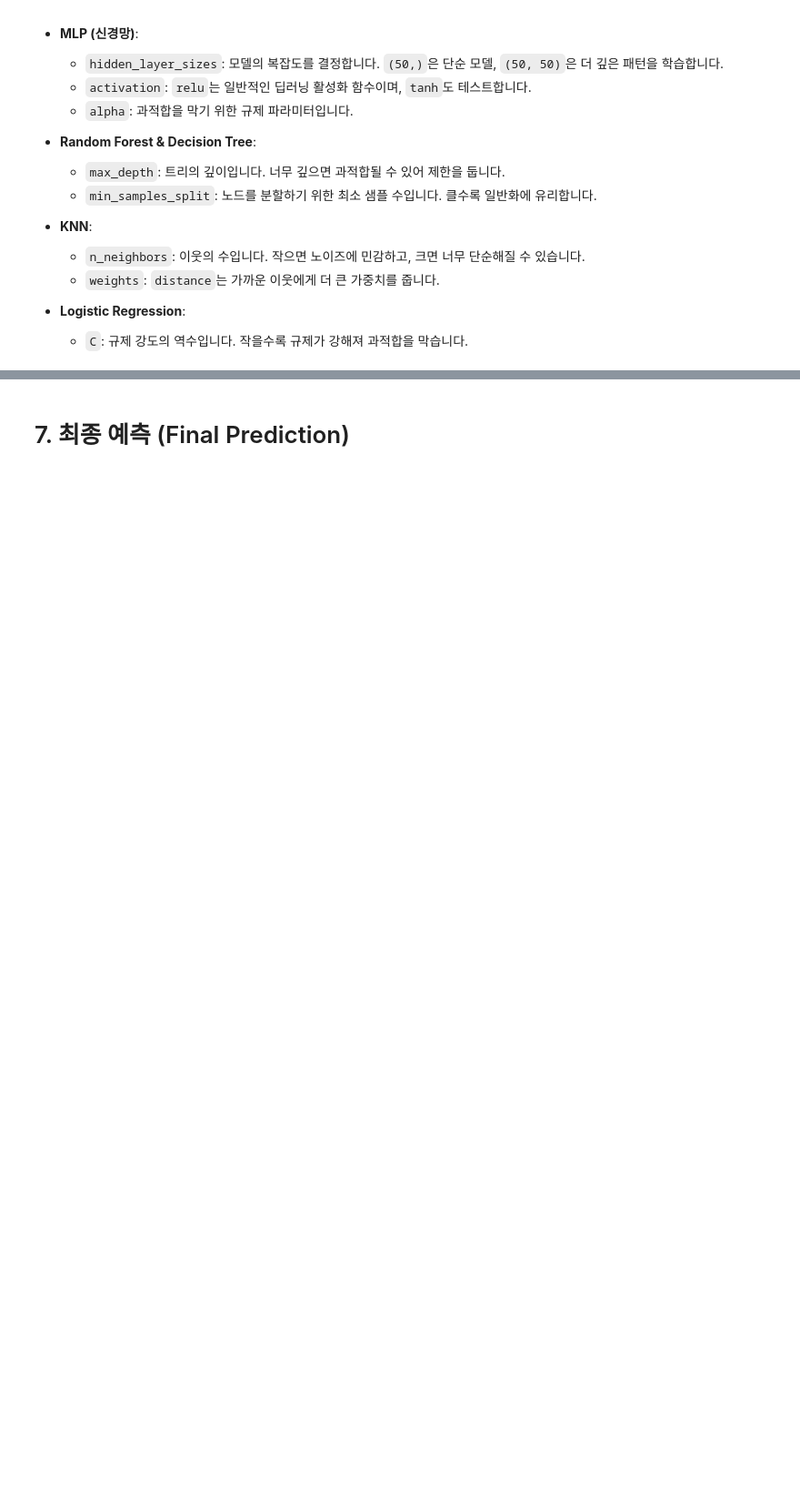
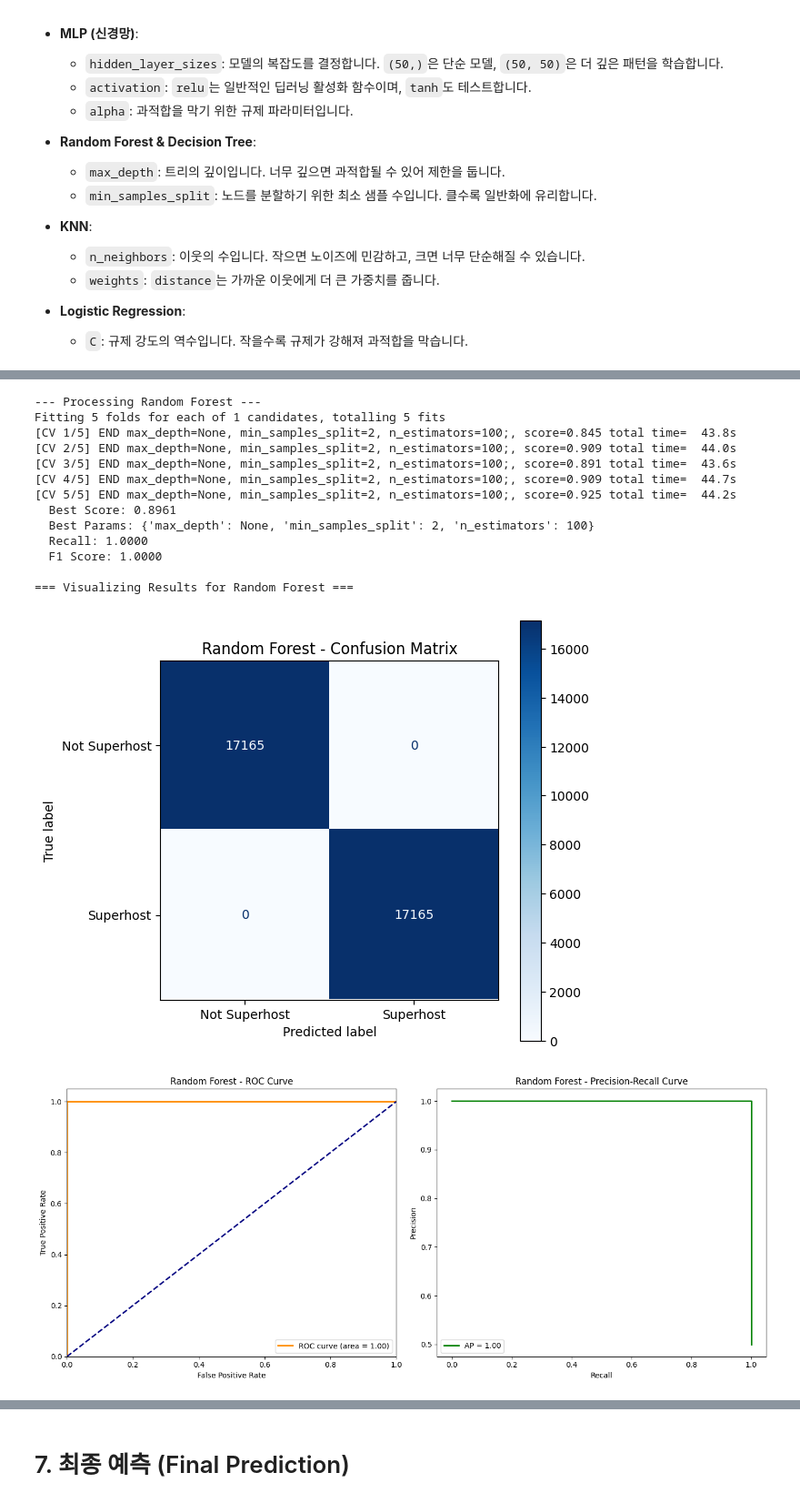
Before and after one commit to YJ99Son/ba2_project2, a Jupyter notebook: processing.ipynb, the cells around one changed output, grey strips where cells are left out. Shown at 91% size. Saved outputs shown, nothing was run; the diff lists cells and outputs as text; code cells hidden in the pictures; blank space fills up the shorter version.

```diff
--- a/processing.ipynb
+++ b/processing.ipynb
@@ -346,29 +457,45 @@ print(f"  Best Params: {clf.best_params_}")
 # %%
 print("--- Processing Random Forest ---")
 rf_params = {
     'n_estimators': [100],
     'max_depth': [None],
     'min_samples_split': [2]
 }
-clf = GridSearchCV(RandomForestClassifier(random_state=42), rf_params, cv=5, scoring='accuracy', n_jobs=1, verbose=3)
-clf.fit(X_scaled, y_balanced)
-    # Calculate additional metrics
-    y_pred = clf.best_estimator_.predict(X_scaled)
-    rec = recall_score(y_balanced, y_pred)
-    f1 = f1_score(y_balanced, y_pred)
+clf = GridSearchCV(RandomForestClassifier(random_state=42), rf_params, cv=5, scoring=['accuracy', 'recall', 'f1'], refit='f1', n_jobs=1, verbose=3)
+clf.fit(X_train, y_train)
+# Calculate additional metrics
+y_pred = clf.best_estimator_.predict(X_val)
+rec = recall_score(y_val, y_pred)
+f1 = f1_score(y_val, y_pred)
 
 
 best_models['Random Forest'] = clf.best_estimator_
 results.append({
     'Model': 'Random Forest',
     'Best Score': clf.best_score_,
     'Best Params': clf.best_params_,
         'Recall': rec,
         'F1 Score': f1
 })
 print(f"  Best Score: {clf.best_score_:.4f}")
 print(f"  Best Params: {clf.best_params_}")
-    print(f"  Recall: {rec:.4f}")
-    print(f"  F1 Score: {f1:.4f}")
+print(f"  Recall: {rec:.4f}")
+print(f"  F1 Score: {f1:.4f}")
     # 결과 시각화
-    visualize_model_result(name, clf.best_estimator_, X_scaled, y_balanced)
+visualize_model_result('Random Forest', clf.best_estimator_, X_val, y_val)
+# %% [output]
+--- Processing Random Forest ---
+Fitting 5 folds for each of 1 candidates, totalling 5 fits
+[CV 1/5] END max_depth=None, min_samples_split=2, n_estimators=100;, score=0.845 total time=  43.8s
+[CV 2/5] END max_depth=None, min_samples_split=2, n_estimators=100;, score=0.909 total time=  44.0s
+[CV 3/5] END max_depth=None, min_samples_split=2, n_estimators=100;, score=0.891 total time=  43.6s
+[CV 4/5] END max_depth=None, min_samples_split=2, n_estimators=100;, score=0.909 total time=  44.7s
+[CV 5/5] END max_depth=None, min_samples_split=2, n_estimators=100;, score=0.925 total time=  44.2s
+  Best Score: 0.8961
+  Best Params: {'max_depth': None, 'min_samples_split': 2, 'n_estimators': 100}
+  Recall: 1.0000
+  F1 Score: 1.0000
+
+=== Visualizing Results for Random Forest ===
+[figure, added]
+[figure, added]
```
Also changed, not shown: parts of 18 cells of this notebook, 43 other files.
